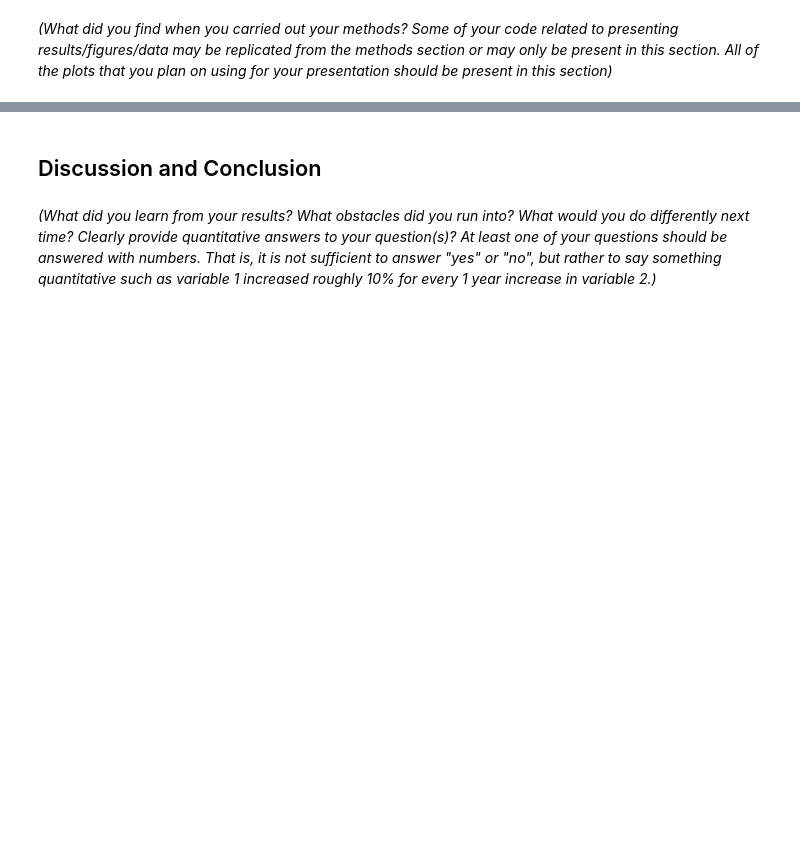
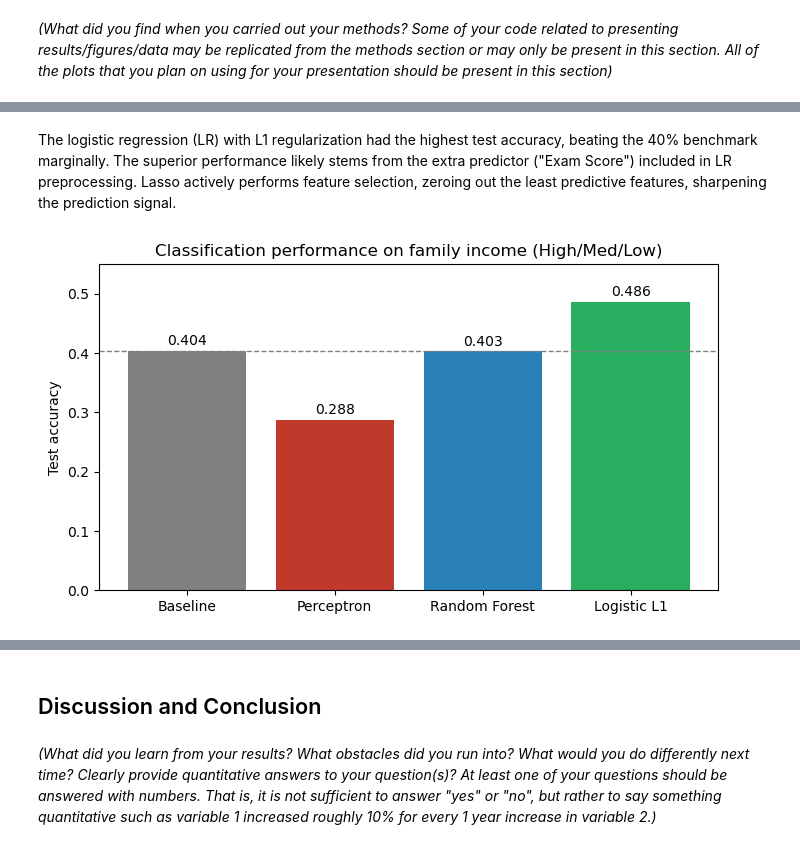
Before and after one commit to MarkEndicott2023/Student-Performance-Analysis, a Jupyter notebook: project_template.ipynb, the cells around one changed output, grey strips where cells are left out. Cells and saved outputs as stored; diff of their text form; code cells hidden in the pictures; blank space fills up the shorter version.

Commit message:
template results tables + plots

```diff
--- a/project_template.ipynb
+++ b/project_template.ipynb
@@ -308,0 +287,20 @@ _(What are you doing next?)_
+# %% [markdown]
+The logistic regression (LR) with L1 regularization had the highest test accuracy, beating the 40% benchmark marginally. The superior performance likely stems from the extra predictor ("Exam Score") included in LR preprocessing. Lasso actively performs feature selection, zeroing out the least predictive features, sharpening the prediction signal.
+# %%
+models = ["Baseline", "Perceptron", "Random Forest", "Logistic L1"]
+accuracies = [0.404, 0.288, 0.403, 0.486]
+
+fig, ax = plt.subplots(figsize=(7, 4))
+bars = ax.bar(models, accuracies, color=["gray", "#c0392b", "#2980b9", "#27ae60"])
+ax.axhline(0.404, color="gray", linestyle="--", linewidth=1)
+for bar, acc in zip(bars, accuracies):
+    ax.text(bar.get_x() + bar.get_width() / 2, bar.get_height() + 0.01,
+            f"{acc:.3f}", ha="center")
+
+ax.set_ylabel("Test accuracy")
+ax.set_ylim(0, 0.55)
+ax.set_title("Classification performance on family income (High/Med/Low)")
+plt.tight_layout()
+plt.show()
+# %% [output]
+[figure, added]
```
Also changed, not shown: parts of 38 cells of this notebook.
